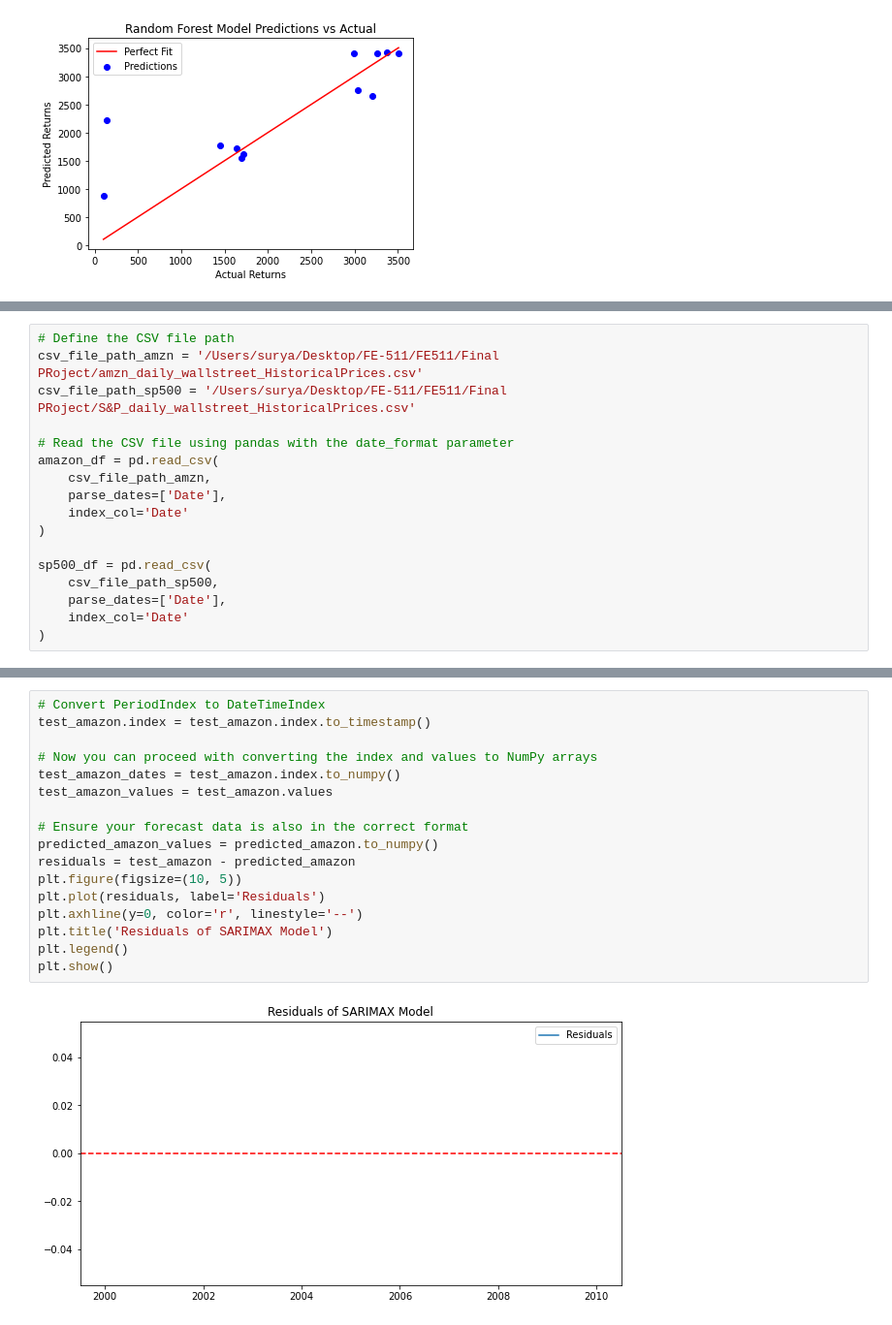
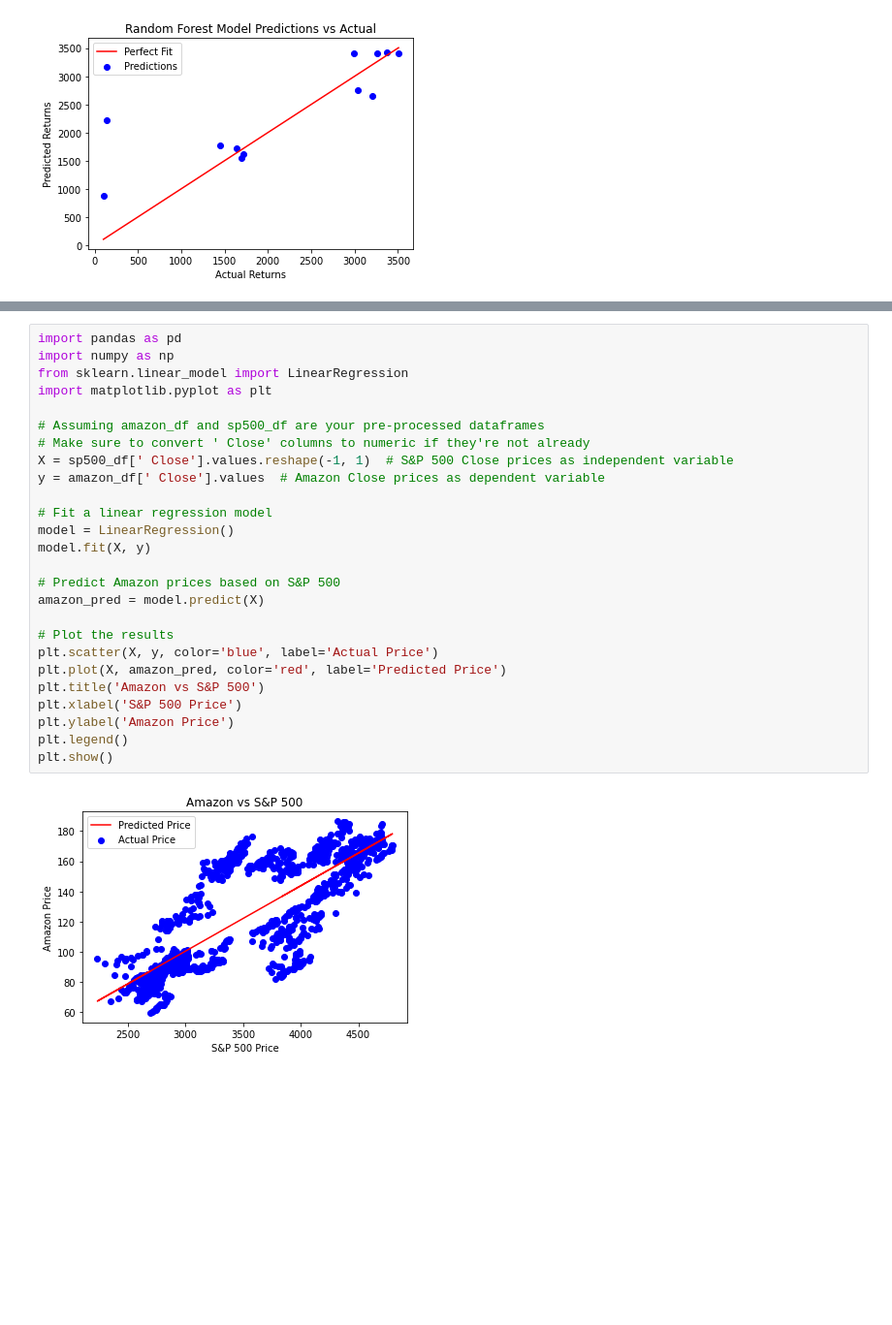
Before and after one commit to Surya7612/FE511, a Jupyter notebook: Final PRoject/correlation.ipynb, the cells around one changed output, grey strips where cells are left out. Shown at 97% size. Cells and saved outputs as stored; diff of their text form; blank space fills up the shorter version.

```diff
--- a/Final PRoject/correlation.ipynb
+++ b/Final PRoject/correlation.ipynb
@@ -428,17 +165,0 @@ import matplotlib.pyplot as plt
-# %%
-# Define the CSV file path
-csv_file_path_amzn = '/Users/surya/Desktop/FE-511/FE511/Final PRoject/amzn_daily_wallstreet_HistoricalPrices.csv'
-csv_file_path_sp500 = '/Users/surya/Desktop/FE-511/FE511/Final PRoject/S&P_daily_wallstreet_HistoricalPrices.csv'
-
-# Read the CSV file using pandas with the date_format parameter
-amazon_df = pd.read_csv(
-    csv_file_path_amzn,
-    parse_dates=['Date'],
-    index_col='Date'
-)
-
-sp500_df = pd.read_csv(
-    csv_file_path_sp500,
-    parse_dates=['Date'],
-    index_col='Date'
-)
@@ -730,22 +166,31 @@ plt.show()
-# %%
-# Convert PeriodIndex to DateTimeIndex
-test_amazon.index = test_amazon.index.to_timestamp()
-
-# Now you can proceed with converting the index and values to NumPy arrays
-test_amazon_dates = test_amazon.index.to_numpy()
-test_amazon_values = test_amazon.values
-
-# Ensure your forecast data is also in the correct format
-predicted_amazon_values = predicted_amazon.to_numpy()
-residuals = test_amazon - predicted_amazon
-plt.figure(figsize=(10, 5))
-plt.plot(residuals, label='Residuals')
-plt.axhline(y=0, color='r', linestyle='--')
-plt.title('Residuals of SARIMAX Model')
-plt.legend()
-plt.show()
-# %% [output]
-[figure, removed]
+# %%
+import pandas as pd
+import numpy as np
+from sklearn.linear_model import LinearRegression
+import matplotlib.pyplot as plt
+
+# Assuming amazon_df and sp500_df are your pre-processed dataframes
+# Make sure to convert ' Close' columns to numeric if they're not already
+X = sp500_df[' Close'].values.reshape(-1, 1)  # S&P 500 Close prices as independent variable
+y = amazon_df[' Close'].values  # Amazon Close prices as dependent variable
+
+# Fit a linear regression model
+model = LinearRegression()
+model.fit(X, y)
+
+# Predict Amazon prices based on S&P 500
+amazon_pred = model.predict(X)
+
+# Plot the results
+plt.scatter(X, y, color='blue', label='Actual Price')
+plt.plot(X, amazon_pred, color='red', label='Predicted Price')
+plt.title('Amazon vs S&P 500')
+plt.xlabel('S&P 500 Price')
+plt.ylabel('Amazon Price')
+plt.legend()
+plt.show()
+# %% [output]
+[figure, added]
 # %%
 from sklearn.metrics import mean_squared_error
 
```
Also changed, not shown: parts of 42 cells of this notebook.
